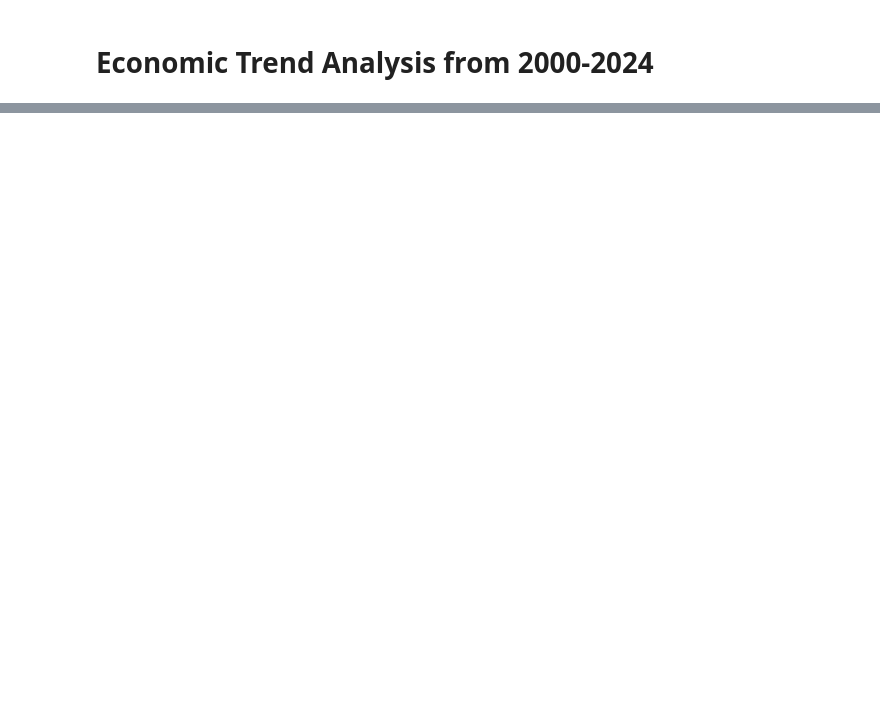
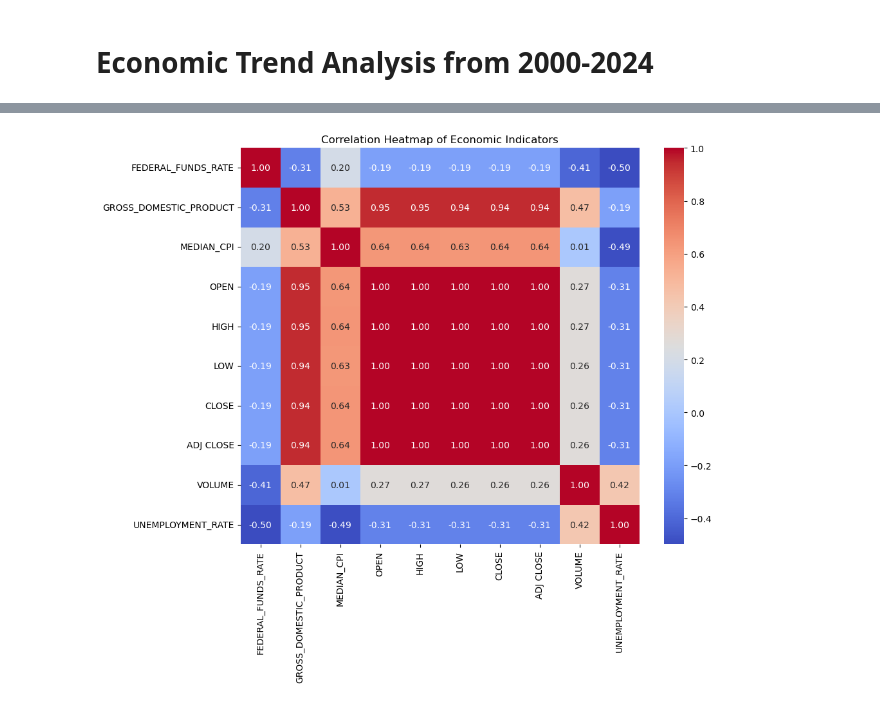
Before and after one commit to Akemp787/Economic_Trend_Analysis, a Jupyter notebook: Economic Trend Analysis 2000-2024.ipynb, the cells around one changed output, grey strips where cells are left out. Cells and saved outputs as stored; diff of their text form; code cells hidden in the pictures; blank space fills up the shorter version.

```diff
--- a/Economic Trend Analysis 2000-2024.ipynb
+++ b/Economic Trend Analysis 2000-2024.ipynb
@@ -106,0 +202,14 @@ All cleaned files have been saved successfully to the Resources folder!
+# %%
+import seaborn as sns
+
+# Merging datasets for correlation analysis
+merged_df = pd.concat([df.set_index('DATE') for df in datasets.values()], axis=1).dropna()
+correlation_matrix = merged_df.corr()
+
+# Plotting the heatmap
+plt.figure(figsize=(10, 8))
+sns.heatmap(correlation_matrix, annot=True, cmap='coolwarm', fmt=".2f")
+plt.title("Correlation Heatmap of Economic Indicators")
+plt.show()
+# %% [output]
+[figure, added]
```
Also changed, not shown: parts of 29 cells of this notebook, 5 other files.
